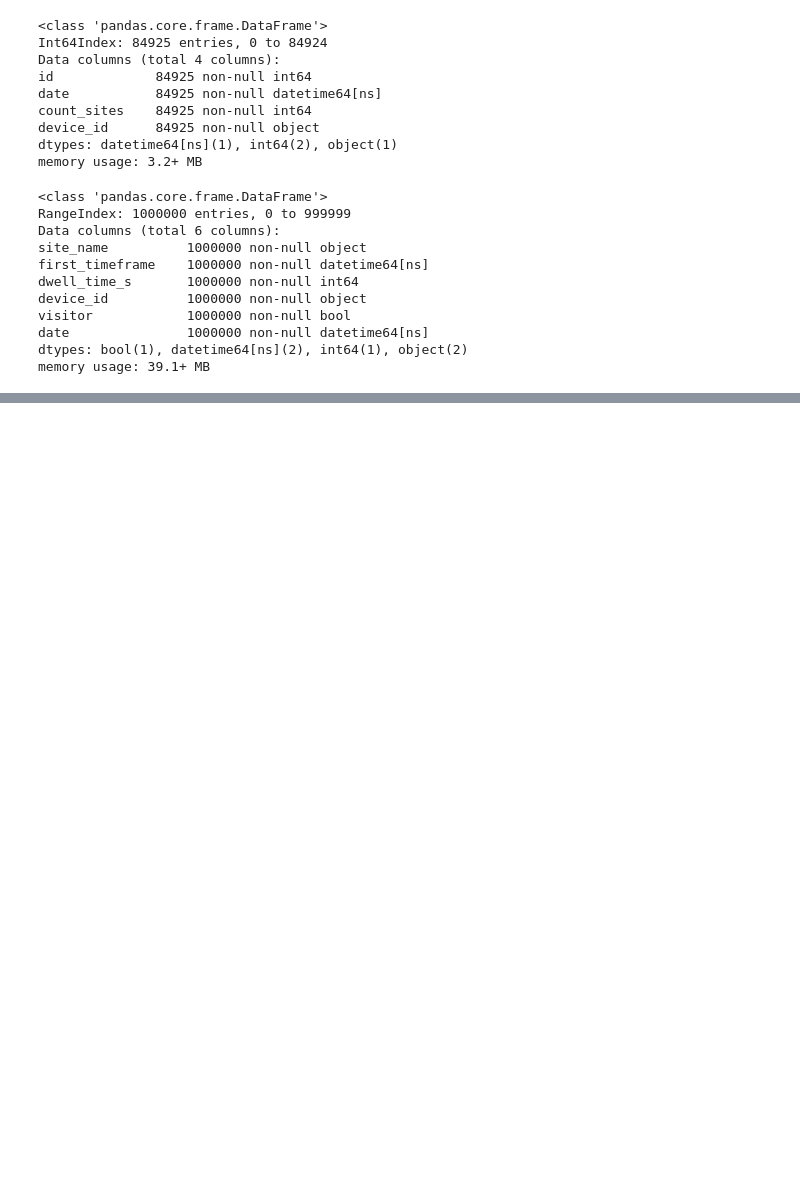
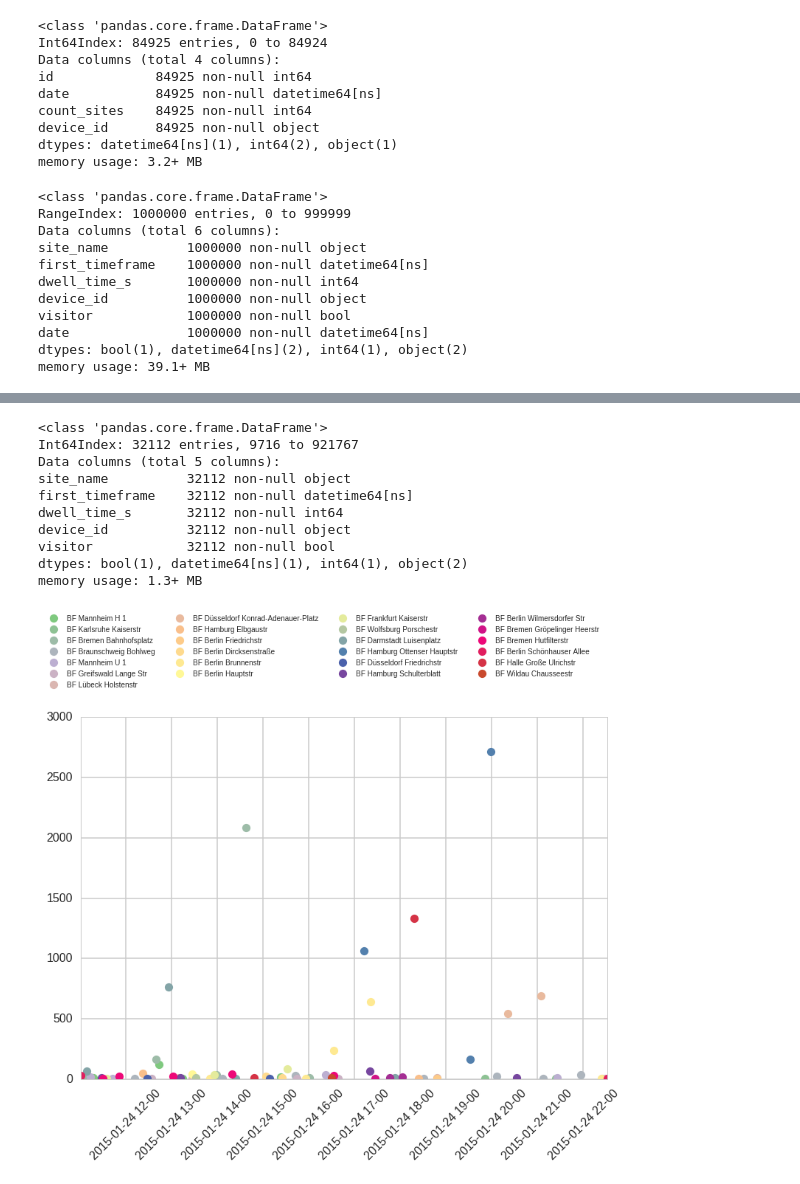
Before and after one commit to clementlefevre/CS109, a Jupyter notebook: xalid/nielse_data_exploration.ipynb, the cells around one changed output, grey strips where cells are left out. Drawn from its saved outputs; the diff is of its cells as text; code cells hidden in the pictures; blank space fills up the shorter version.

```diff
--- a/xalid/nielse_data_exploration.ipynb
+++ b/xalid/nielse_data_exploration.ipynb
@@ -190,5 +206,5 @@ print lista
 # %%
-def draw_time_line(mac_address):
+def draw_time_line_per_location(mac_address):
     data = pd.read_csv(DATA_PATH+"data_search_results.csv",index_col=0, parse_dates=['first_timeframe'])
     data.info()
     data_per_mac= data[data.device_id==mac_address]
@@ -213,3 +229,17 @@ def draw_time_line(mac_address):
     plt.setp(labels, rotation=45)
 
     plt.legend(legendo,ncol=4, bbox_to_anchor=(1, 1.3),prop={'size':10} )
+# %%
+draw_time_line_per_location('71085a86d20b64c43ec3b9781ef70cfc')
+# %% [output]
+<class 'pandas.core.frame.DataFrame'>
+Int64Index: 32112 entries, 9716 to 921767
+Data columns (total 5 columns):
+site_name          32112 non-null object
+first_timeframe    32112 non-null datetime64[ns]
+dwell_time_s       32112 non-null int64
+device_id          32112 non-null object
+visitor            32112 non-null bool
+dtypes: bool(1), datetime64[ns](1), int64(1), object(2)
+memory usage: 1.3+ MB
+[figure, added]
```
Also changed, not shown: parts of 14 cells of this notebook.
